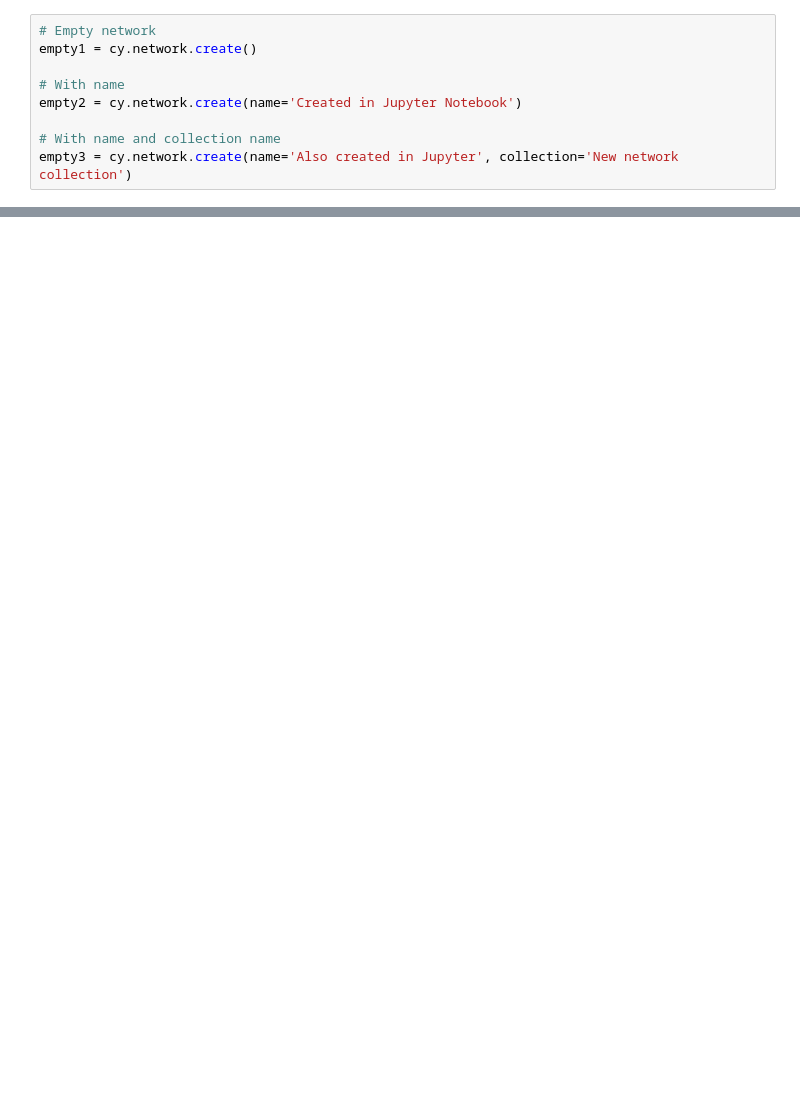
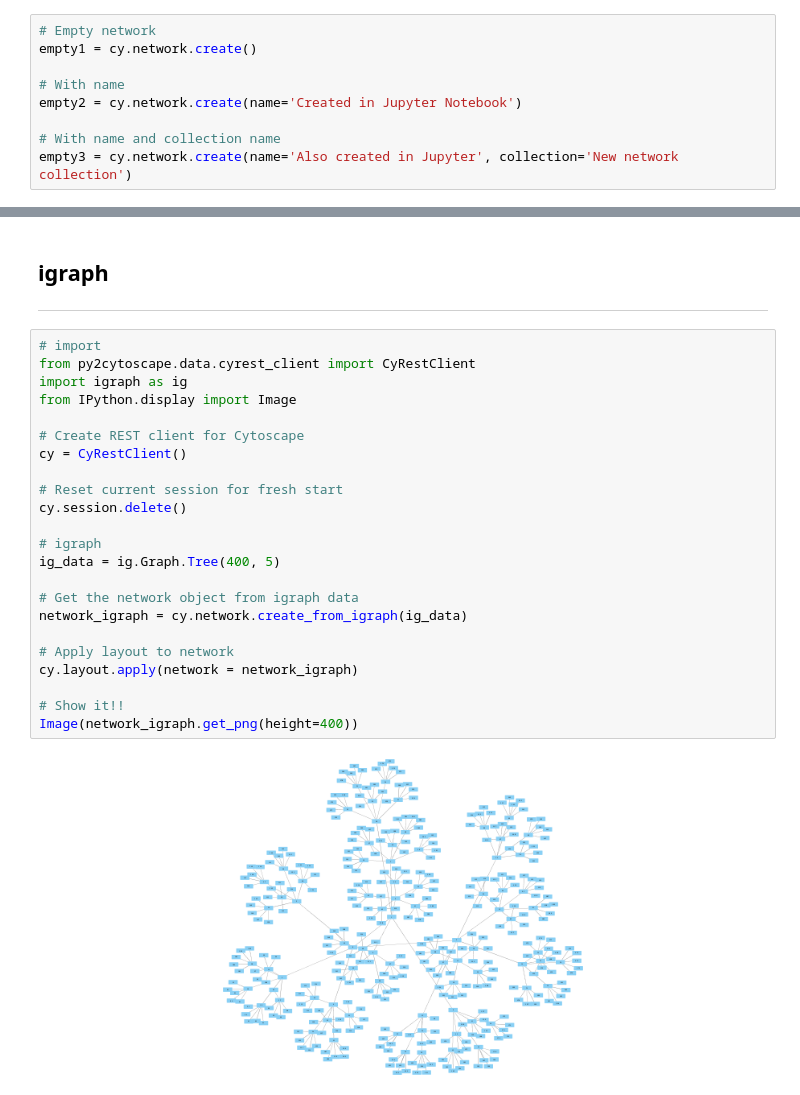
Before and after one commit to idekerlab/cyrest-examples, a Jupyter notebook: notebooks/cookbook/Python-cookbook/Input.ipynb, the cells around one changed output, grey strips where cells are left out. Saved outputs shown, nothing was run; the diff lists cells and outputs as text; blank space fills up the shorter version.

```diff
--- a/notebooks/cookbook/Python-cookbook/Input.ipynb
+++ b/notebooks/cookbook/Python-cookbook/Input.ipynb
@@ -75,0 +166,28 @@ df_from_sif.head()
+# %% [markdown]
+## igraph
+---------------------------------------
+# %%
+# import
+from py2cytoscape.data.cyrest_client import CyRestClient
+import igraph as ig
+from IPython.display import Image
+
+# Create REST client for Cytoscape
+cy = CyRestClient()
+
+# Reset current session for fresh start
+cy.session.delete()
+
+# igraph
+ig_data = ig.Graph.Tree(400, 5)
+
+# Get the network object from igraph data
+network_igraph = cy.network.create_from_igraph(ig_data)
+
+# Apply layout to network
+cy.layout.apply(network = network_igraph)
+
+# Show it!!
+Image(network_igraph.get_png(height=400))
+# %% [output]
+[figure, added]
```
Also changed, not shown: parts of 24 cells of this notebook.
